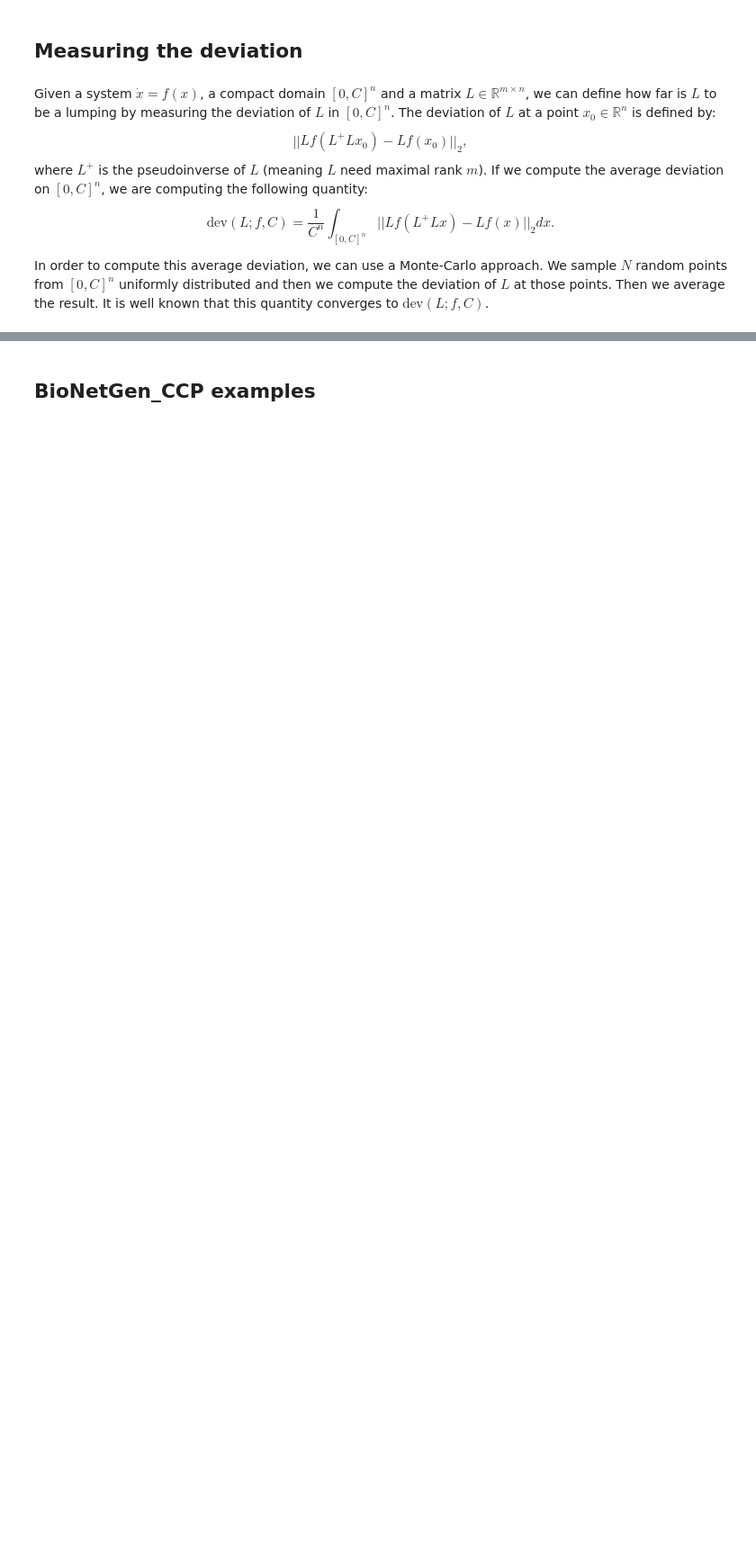
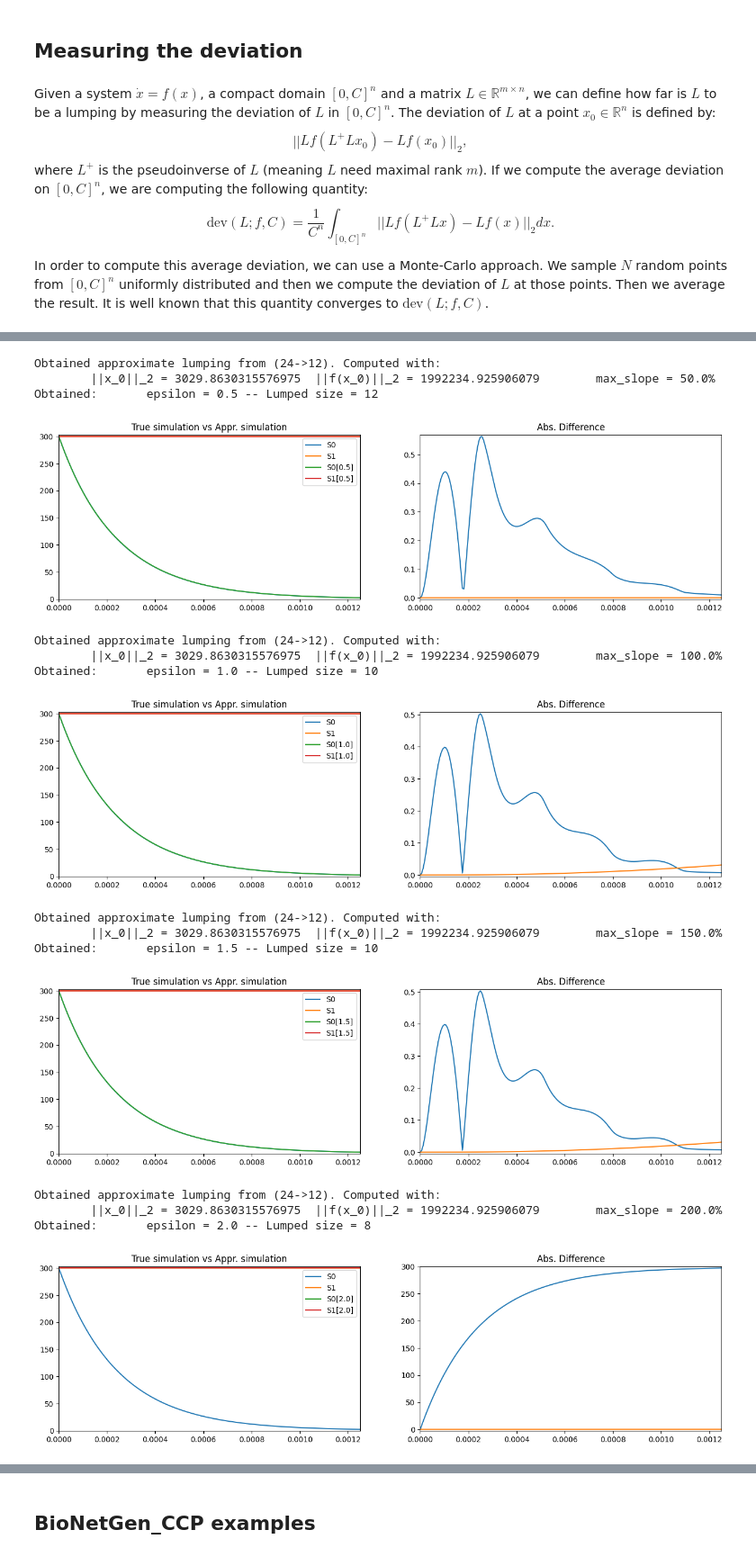
Before and after one commit to clue-developers/CLUE, a Jupyter notebook: notebooks/numerical_tests.ipynb, the cells around one changed output, grey strips where cells are left out. Shown at 90% size. Saved outputs shown, nothing was run; the diff lists cells and outputs as text; code cells hidden in the pictures; blank space fills up the shorter version.

```diff
--- a/notebooks/numerical_tests.ipynb
+++ b/notebooks/numerical_tests.ipynb
@@ -160,5 +228,6 @@ def print_results(results):
 # %%
-#results = run_exact_test("ProteinPhosphorylation[2]",
-#                percentage_slope = [1+0.1*i for i in range(16)], type_input="epsilon",
-#                t1 = 0.00125)
-#print_results(results)
+results = run_exact_test("ProteinPhosphorylation[2]",
+               percentage_slope = [0.5+0.5*i for i in range(6)], type_input="epsilon",
+               t1 = 0.00125)
+print_results(results)
+# %% [output]
@@ -164,0 +245,16 @@ def print_results(results):
+Obtained approximate lumping from (24->12). Computed with:
+        ||x_0||_2 = 3029.8630315576975  ||f(x_0)||_2 = 1992234.925906079        max_slope = 50.0%
+Obtained:       epsilon = 0.5 -- Lumped size = 12
+[figure, added]
+Obtained approximate lumping from (24->12). Computed with:
+        ||x_0||_2 = 3029.8630315576975  ||f(x_0)||_2 = 1992234.925906079        max_slope = 100.0%
+Obtained:       epsilon = 1.0 -- Lumped size = 10
+[figure, added]
+Obtained approximate lumping from (24->12). Computed with:
+        ||x_0||_2 = 3029.8630315576975  ||f(x_0)||_2 = 1992234.925906079        max_slope = 150.0%
+Obtained:       epsilon = 1.5 -- Lumped size = 10
+[figure, added]
+Obtained approximate lumping from (24->12). Computed with:
+        ||x_0||_2 = 3029.8630315576975  ||f(x_0)||_2 = 1992234.925906079        max_slope = 200.0%
+Obtained:       epsilon = 2.0 -- Lumped size = 8
+[figure, added]
```
Also changed, not shown: parts of 12 cells of this notebook.
